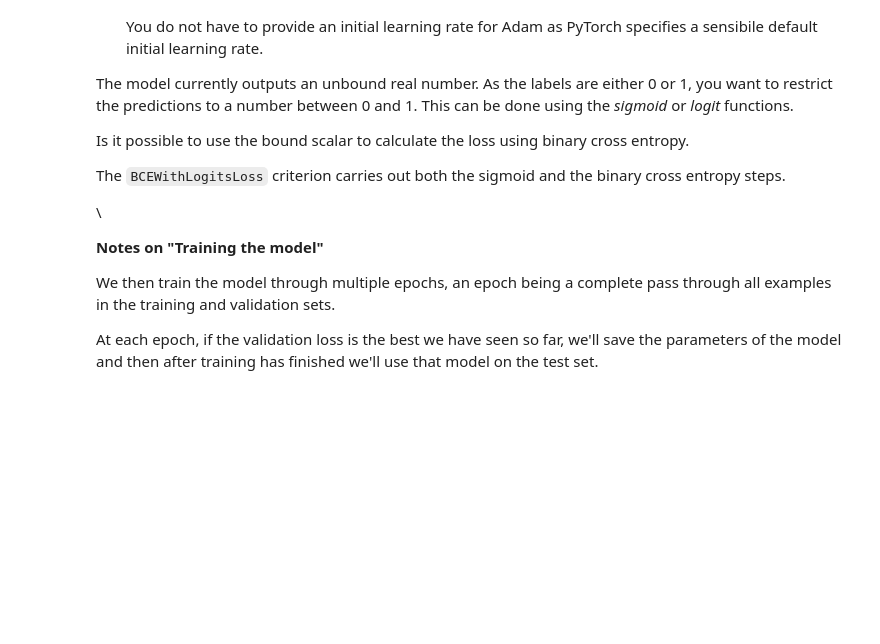
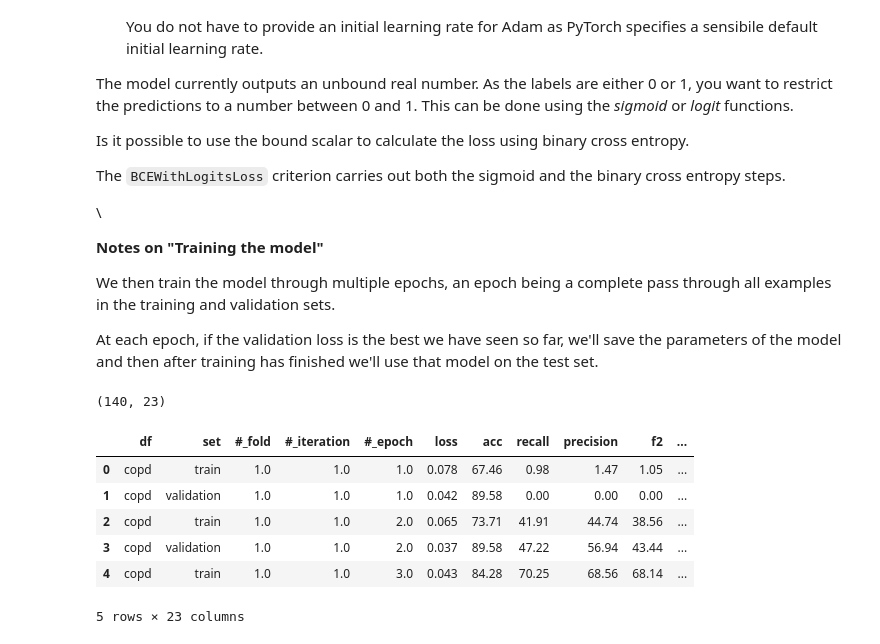
Before and after one commit to aliromagnoli/Baseline-Text-Classification, a Jupyter notebook: Neural_Network_approach.ipynb, the cells around one changed output. Cells and saved outputs as stored; diff of their text form; code cells hidden in the pictures; blank space fills up the shorter version.

Commit message:
10x2 cross validation

```diff
--- a/Neural_Network_approach.ipynb
+++ b/Neural_Network_approach.ipynb
@@ -334,3 +336,7 @@ def binary_metrics(preds, y):
   f3 = fbeta_score(y_true, y_pred, average='binary', beta=3, zero_division=0)
 
   return acc, recall, precision, f2, f3
+# %%
+def save_results(metrics, res):
+  res = res.append(metrics, ignore_index=True)
+  return res
@@ -337,5 +377,5 @@ def binary_metrics(preds, y):
 # %%
-def train_model(model, iterator, optimizer, criterion): #iterates over all examples, one batch at a time
+def train_model(model, iterator, optimizer, criterion, epoch, fold, iteration, res): #iterates over all examples, one batch at a time
 
   epoch_loss = 0
   epoch_acc = 0
@@ -387,8 +427,21 @@ def train_model(model, iterator, optimizer, criterion): #iterates over all examp
 
   #return the loss and accuracy, averaged across the epochs
   #the len of an iterator is the number of batches in the iterator
+  metrics = {"df" : i,
+             "set" : "train",
+             "#_fold" : fold,
+             "#_iteration" : iteration,
+             "#_epoch" : epoch,
+             "loss" : round(epoch_loss / len(iterator), 3),
+             "acc" : round((epoch_acc / len(iterator))*100, 2),
+             "recall" : round((epoch_recall / len(iterator))*100, 2),
+             "precision" : round((epoch_precision / len(iterator))*100, 2),
+             "f2" : round((epoch_f2 / len(iterator))*100, 2),
+             "f3" : round((epoch_f3 / len(iterator))*100, 2)}
 
-  return epoch_loss / len(iterator), epoch_acc / len(iterator), epoch_recall / len(iterator), epoch_precision / len(iterator), epoch_f2 / len(iterator), epoch_f3 / len(iterator)
+  res = save_results(metrics, res)
+
+  return res
 # %% [markdown]
 All layers have their parameters initialized to random values, unless explicitly specified.
 
@@ -408,7 +461,7 @@ As well as reducing the dimensionality of the input to the RNN, there is the the
 - When initializing the `LABEL` field, we set `dtype=torch.float`. This is because TorchText sets tensors to be `LongTensor`s by default, however our criterion expects both inputs to be `FloatTensor`s.
 The alternative method of doing this would be to do the conversion inside the `train` function by passing `batch.label.float()` instad of `batch.label` to the criterion.
 # %%
-def evaluate_model(model, iterator, criterion): #similar to train, without the the update of the parameters
+def evaluate_model(model, iterator, criterion, epoch, fold, iteration, res, set_type): #similar to train, without the the update of the parameters
 
   epoch_loss = 0
   epoch_acc = 0
@@ -439,7 +492,21 @@ def evaluate_model(model, iterator, criterion): #similar to train, without the t
       epoch_f2 += f2.item()
       epoch_f3 += f3.item()
 
-  return epoch_loss / len(iterator), epoch_acc / len(iterator), epoch_recall / len(iterator), epoch_precision / len(iterator), epoch_f2 / len(iterator), epoch_f3 / len(iterator)
+  metrics = {"df" : i,
+             "set" : set_type,
+             "#_fold" : fold,
+             "#_iteration" : iteration,
+             "#_epoch" : epoch,
+             "loss" : round(epoch_loss / len(iterator), 3),
+             "acc" : round((epoch_acc / len(iterator))*100, 2),
+             "recall" : round((epoch_recall / len(iterator))*100, 2),
+             "precision" : round((epoch_precision / len(iterator))*100, 2),
+             "f2" : round((epoch_f2 / len(iterator))*100, 2),
+             "f3" : round((epoch_f3 / len(iterator))*100, 2)}
+
+  res = save_results(metrics, res)
+
+  return res
 # %% [markdown]
 **Evaluate_model method notes:**
 
@@ -711,3 +797,15 @@ The `BCEWithLogitsLoss` criterion carries out both the sigmoid and the binary cr
 We then train the model through multiple epochs, an epoch being a complete pass through all examples in the training and validation sets.
 
 At each epoch, if the validation loss is the best we have seen so far, we'll save the parameters of the model and then after training has finished we'll use that model on the test set.
+# %%
+print(res.shape)
+display(res.head(5))
+# %% [output]
+(140, 23)
+|  | df | set | #_fold | #_iteration | #_epoch | loss | acc | recall | precision | f2 | ... |
+| 0 | copd | train | 1.0 | 1.0 | 1.0 | 0.078 | 67.46 | 0.98 | 1.47 | 1.05 | ... |
+| 1 | copd | validation | 1.0 | 1.0 | 1.0 | 0.042 | 89.58 | 0.00 | 0.00 | 0.00 | ... |
+| 2 | copd | train | 1.0 | 1.0 | 2.0 | 0.065 | 73.71 | 41.91 | 44.74 | 38.56 | ... |
+| 3 | copd | validation | 1.0 | 1.0 | 2.0 | 0.037 | 89.58 | 47.22 | 56.94 | 43.44 | ... |
+| 4 | copd | train | 1.0 | 1.0 | 3.0 | 0.043 | 84.28 | 70.25 | 68.56 | 68.14 | ... |
+5 rows × 23 columns
```
Also changed, not shown: parts of 7 cells of this notebook.
